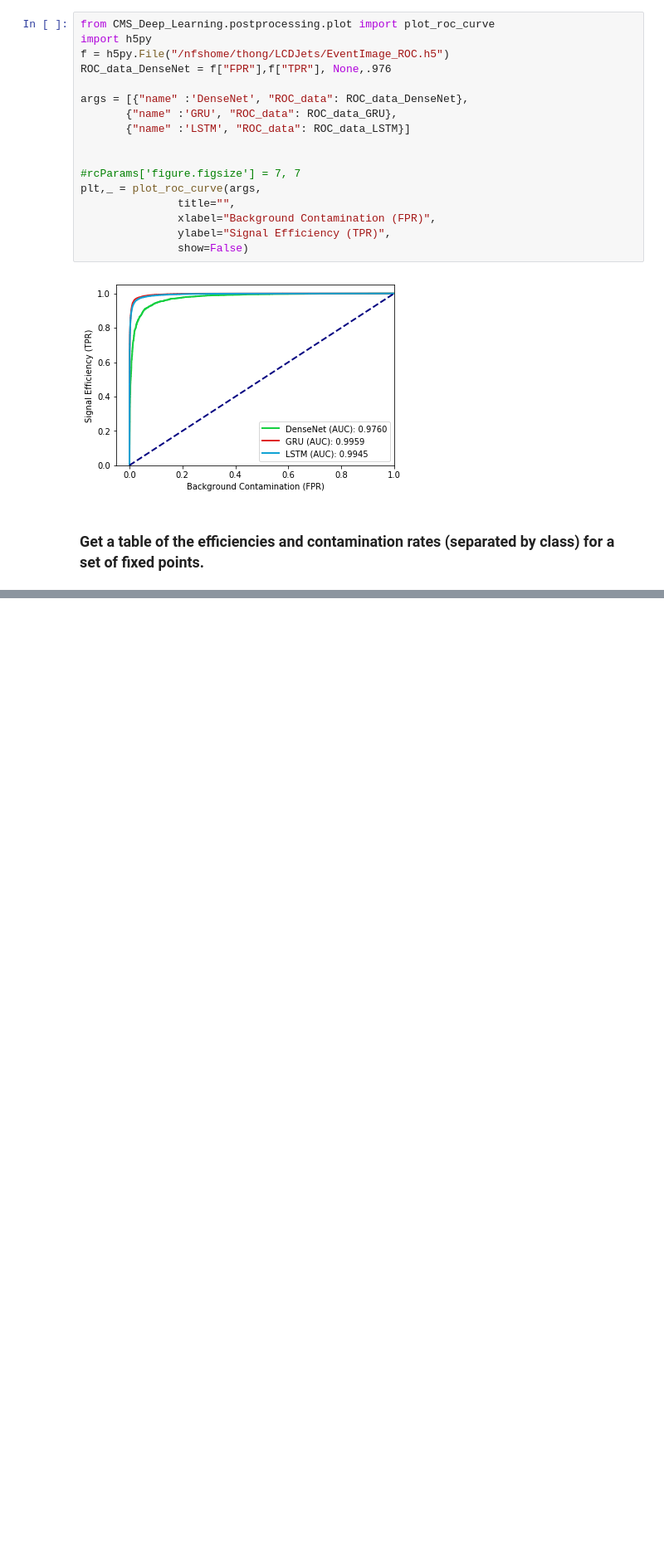
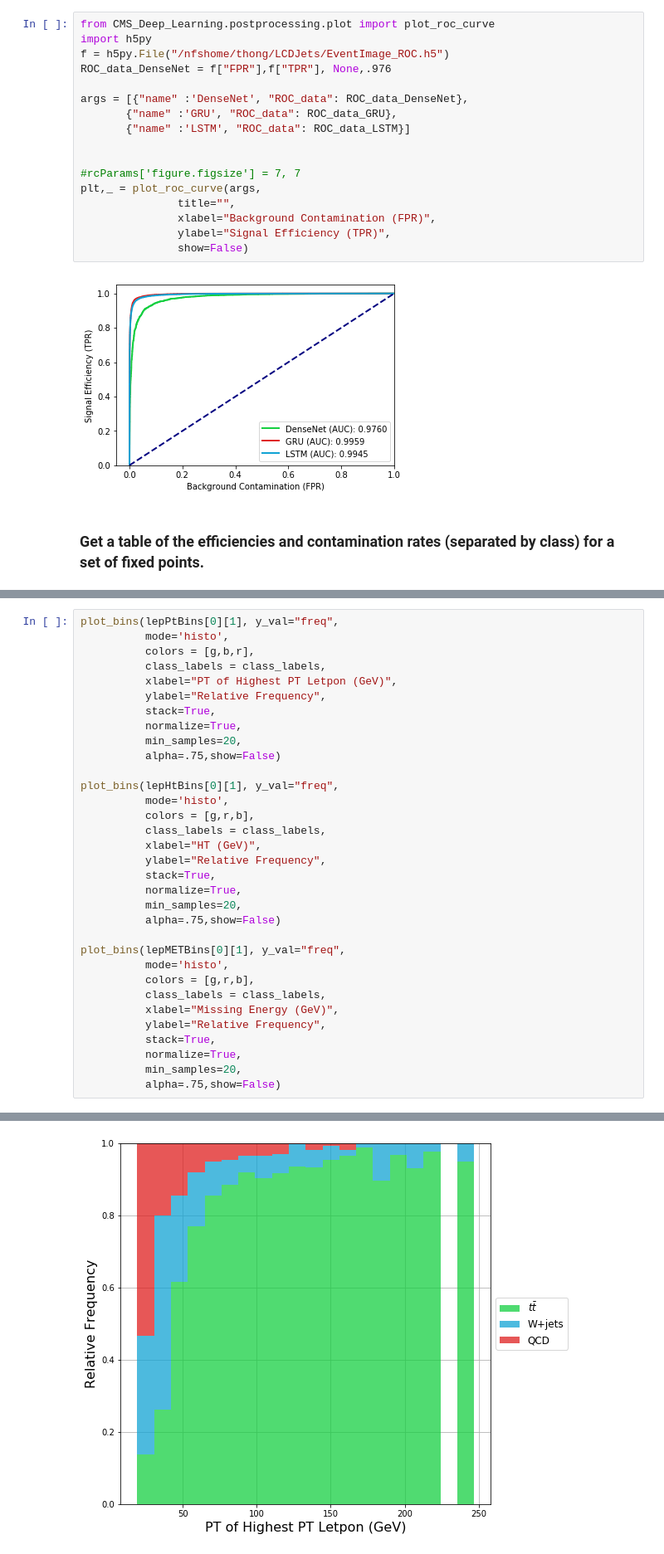
Before and after one commit to DannyWeitekamp/CMS_Deep_Learning, a Jupyter notebook: delphi_analysis/Final_paper_plots.ipynb, the cells around one changed output, grey strips where cells are left out. Shown at 83% size. Drawn from its saved outputs; the diff is of its cells as text; blank space fills up the shorter version.

```diff
--- a/delphi_analysis/Final_paper_plots.ipynb
+++ b/delphi_analysis/Final_paper_plots.ipynb
@@ -184,0 +342,34 @@ GRU: TPRS and FPRS in percents(%)
+# %%
+plot_bins(lepPtBins[0][1], y_val="freq",
+          mode='histo',
+          colors = [g,b,r],
+          class_labels = class_labels,
+          xlabel="PT of Highest PT Letpon (GeV)",
+          ylabel="Relative Frequency",
+          stack=True,
+          normalize=True,
+          min_samples=20,
+          alpha=.75,show=False)
+
+plot_bins(lepHtBins[0][1], y_val="freq",
+          mode='histo',
+          colors = [g,r,b],
+          class_labels = class_labels,
+          xlabel="HT (GeV)",
+          ylabel="Relative Frequency",
+          stack=True,
+          normalize=True,
+          min_samples=20,
+          alpha=.75,show=False)
+
+plot_bins(lepMETBins[0][1], y_val="freq",
+          mode='histo',
+          colors = [g,r,b],
+          class_labels = class_labels,
+          xlabel="Missing Energy (GeV)",
+          ylabel="Relative Frequency",
+          stack=True,
+          normalize=True,
+          min_samples=20,
+          alpha=.75,show=False)
+# %% [output]
@@ -184,0 +377 @@ GRU: TPRS and FPRS in percents(%)
+[figure, added]
```
Also changed, not shown: parts of 10 cells of this notebook.
